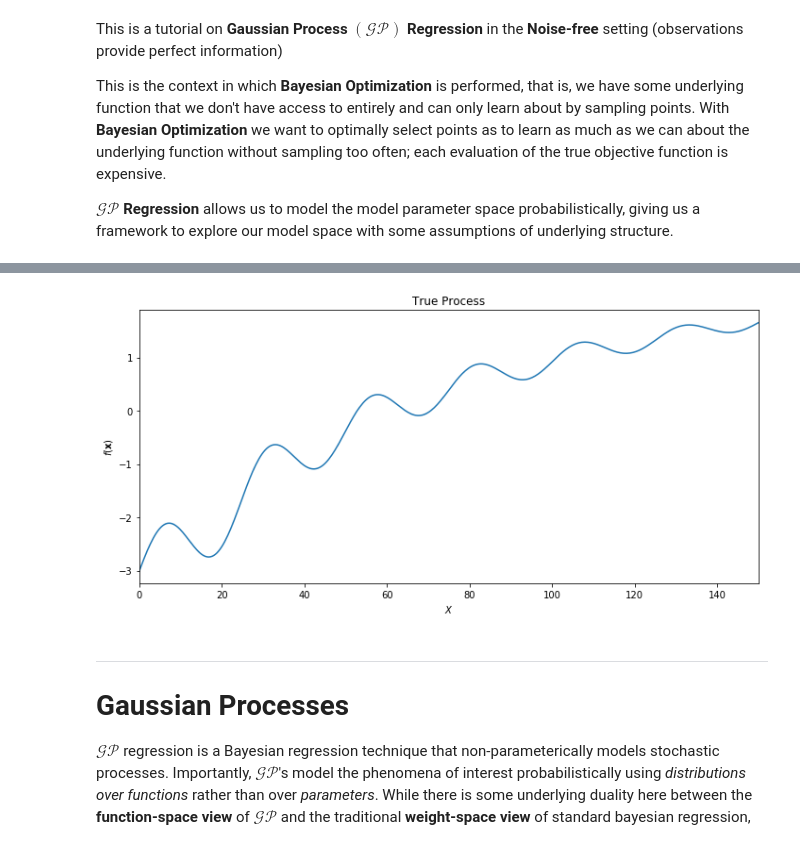
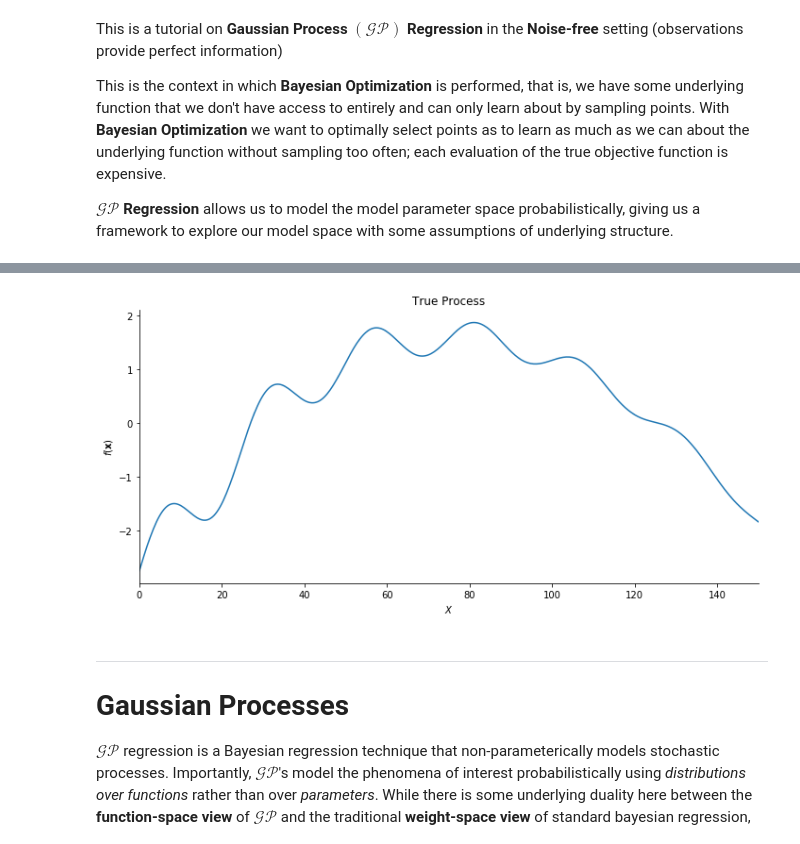
Before and after one commit to jerdra/statistical_models, a Jupyter notebook: notebooks/tutorials/gaussian_processes/gaussian_processes.ipynb, the cells around one changed output, grey strips where cells are left out. Drawn from its saved outputs; the diff is of its cells as text; code cells hidden in the pictures.

```diff
--- a/notebooks/tutorials/gaussian_processes/gaussian_processes.ipynb
+++ b/notebooks/tutorials/gaussian_processes/gaussian_processes.ipynb
@@ -21,4 +20,5 @@ from scipy.spatial.distance import pdist, squareform #pairwise distance; convert
 #This is the true function we want to model with our gaussian process regression
 #Yes, it's ugly, and you'd never guess from just looking at it, but that's the point
 def true_func(x):
-    return 0.1*((8*np.exp(-0.0125*x))*np.sin(x*0.25) + 0.055*x + 50*np.exp(-10/(1+0.25*x))) - 3
+    return 0.1*((8*np.exp(-0.0125*x))*np.sin(x*0.25) + 0.055*x + 50*np.exp(-10/(1+0.25*x)) -
+                0.005*(x-50)**2)  - 1.5
@@ -25,22 +28,27 @@ def true_func(x):
 # %%
 #Generate the true underlying objective function we want to learn about
 x = np.linspace(0,150,400)
 x = x.reshape((x.shape[0],1)) #column vector of samples
 y = true_func(x)
 
 ## Visualize
 fig = plt.figure(figsize=(10,5))
 ax = fig.add_subplot(111)
 ax.plot(x,y)
 ax.set_xlabel(r'$X$')
 ax.set_ylabel(r'$f(\mathbf{x})$')
 ax.set_title('True Process')
 ax.set_xlim(0,150)
 
 plt.tight_layout()
+
+ax.spines['right'].set_visible(False)
+ax.spines['top'].set_visible(False)
+
+plt.savefig('./figures/true_func.png')
 plt.show()
 # %% [output]
-[figure, old version]
+[figure, new version]
 # %% [markdown]
 ***
 # Gaussian Processes
```
Also changed, not shown: parts of 8 cells of this notebook, 1 other file.
